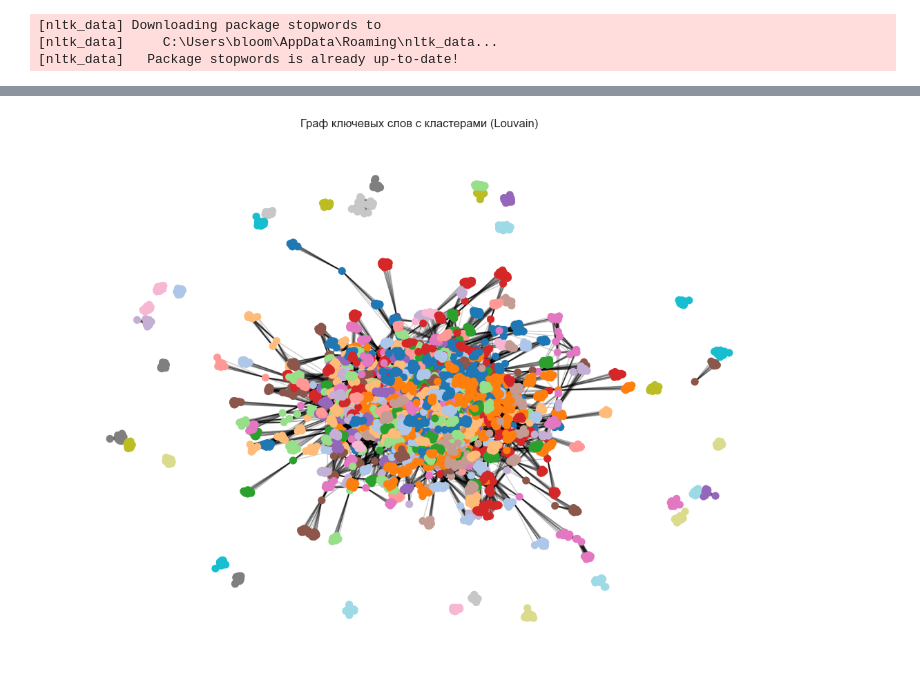
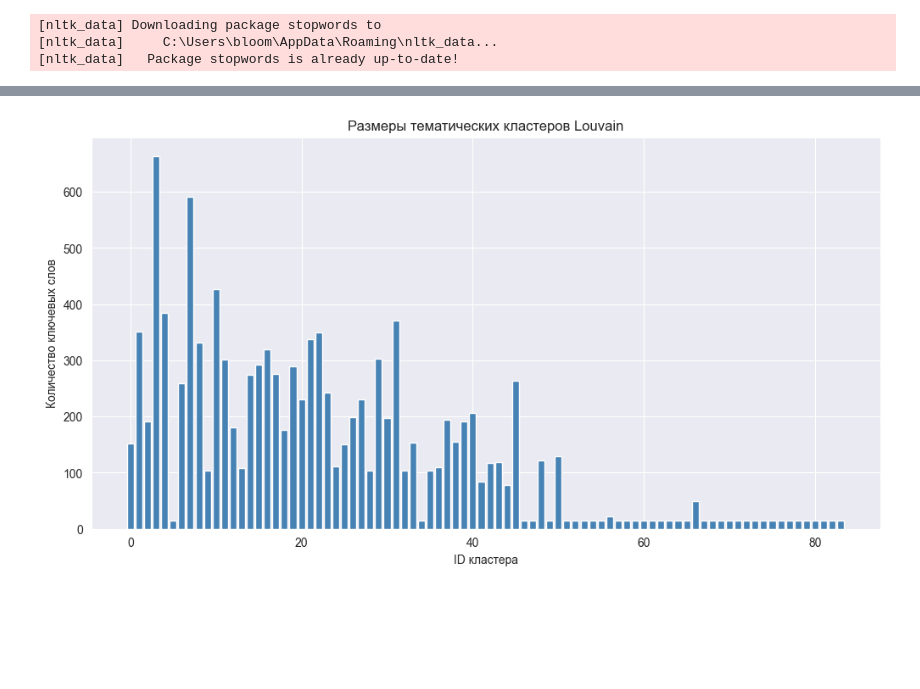
Before and after one commit to Bl00mGuy/MLv2, a Jupyter notebook: Lab-1-latest-temp.ipynb, the cells around one changed output, grey strips where cells are left out. Cells and saved outputs as stored; diff of their text form; code cells hidden in the pictures; blank space fills up the shorter version.

Commit message:
[Lab-1] Поправил выводы похожих статей и кластеров

```diff
--- a/Lab-1-latest-temp.ipynb
+++ b/Lab-1-latest-temp.ipynb
@@ -1,5 +1,4 @@
 # %%
-# === Импорты ===
 import requests, time, xml.etree.ElementTree as ET
 import pandas as pd
 import yake, stanza, nltk
@@ -39,7 +38,7 @@ def parse_entry(entry_elem):
                        for c in entry_elem.findall('atom:category', NS)]
     }
 
-def fetch_arxiv(search_query="cat:cs.AI", total=700, per_call=200, sleep_s=3.0):
+def fetch_arxiv(search_query="cat:cs.AI", total=1000, per_call=200, sleep_s=3.0):
     API_ENDPOINT = "http://export.arxiv.org/api/query"
     results, start = [], 0
     while len(results) < total:
@@ -62,7 +61,7 @@ def fetch_arxiv(search_query="cat:cs.AI", total=700, per_call=200, sleep_s=3.0):
     return results
 
 # Загружаем публикации
-data = fetch_arxiv("cat:cs.AI", total=700, per_call=200)
+data = fetch_arxiv("cat:cs.AI", total=1000, per_call=200)
 df = pd.DataFrame(data)
 
 # === 2. Извлечение ключевых слов ===
@@ -139,6 +138,28 @@ nx.set_node_attributes(G, partition, "community")
 modularity = community_louvain.modularity(partition, G, weight='weight')
 print("Модулярность кластеризации:", modularity)
 
+# Интерпретация кластеров
+cluster_words = {}
+for node, cluster_id in partition.items():
+    cluster_words.setdefault(cluster_id, []).append(node)
+
+print("\n=== Интерпретация кластеров Louvain ===")
+cluster_summaries = {}
+for cid, words in cluster_words.items():
+    counter = Counter(words)
+    top_terms = [w for w, _ in counter.most_common(10)]
+    cluster_summaries[cid] = top_terms
+    print(f"\nКластер {cid} — вероятная тема:")
+    print(", ".join(top_terms))
+
+plt.figure(figsize=(12,6))
+cluster_sizes = [len(words) for words in cluster_words.values()]
+plt.bar(range(len(cluster_sizes)), cluster_sizes, color='steelblue')
+plt.xlabel("ID кластера")
+plt.ylabel("Количество ключевых слов")
+plt.title("Размеры тематических кластеров Louvain")
+plt.show()
+
 # Центральности
 degree_centrality = nx.degree_centrality(G)
 betweenness_centrality = nx.betweenness_centrality(G, weight="weight")
@@ -168,13 +189,6 @@ plt.title("Граф ключевых слов с кластерами (Louvain)"
 plt.axis('off')
 plt.show()
 
-# Интерпретация кластеров
-cluster_words = {}
-for node, cluster_id in partition.items():
-    cluster_words.setdefault(cluster_id, []).append(node)
-for cid, words in cluster_words.items():
-    print(f"\nКластер {cid} (примерные ключевые слова): {words[:5]}")
-
 # === 5. Граф публикаций ===
 H = nx.Graph()
 for i, row in df.iterrows():
@@ -203,25 +217,42 @@ plt.title(f"Граф публикаций (только связи с >= {min_we
 plt.axis('off')
 plt.show()
 
-# Функция поиска похожих публикаций на сильных связях
+# Поиск похожих публикаций
 def find_similar_papers_strong(idx, top_n=5):
     if idx not in H_strong:
-        print(f"Публикация с индексом {idx} не найдена в графе после фильтрации.")
+        print(f"Публикация с индексом {idx} отсутствует в графе (слишком слабые связи).")
         return []
-    neighbors = H_strong[idx]
+
+    neighbors = list(H_strong[idx])
     if not neighbors:
-        print("Нет публикаций с общими ключевыми словами выше заданного порога.")
+        print(f"Для публикации '{df.loc[idx, 'title']}' не найдено близких по ключевым словам статей.")
         return []
+
     scores = [(n, H_strong[idx][n]['weight']) for n in neighbors]
     scores = sorted(scores, key=lambda x: x[1], reverse=True)[:top_n]
-    result = [(df.loc[n, "title"], w) for n, w in scores]
-    print(f"\nПохожие публикации на: {df.loc[idx, 'title']}")
-    for title, weight in result:
-        print(f"Вес связи {weight}: {title}")
-    return result
+
+    print(f"\nПохожие публикации на статью:\n«{df.loc[idx, 'title']}»\n")
+    results = []
+    for n, weight in scores:
+        common = sorted(set(df.loc[idx, "cleaned_keywords"]) & set(df.loc[n, "cleaned_keywords"]))
+        print(f"— {df.loc[n, 'title']}")
+        print(f"  Общие ключевые слова ({len(common)}): {', '.join(common[:8])}{'...' if len(common) > 8 else ''}")
+        print(f"  Вес связи: {weight}\n")
+        results.append((df.loc[n, "title"], weight, common))
+    return results
 
 # Пример использования
 find_similar_papers_strong(0, top_n=5)
+
+# Добавляем кластеры для публикаций
+df["cluster_id"] = df["cleaned_keywords"].apply(
+    lambda kws: Counter(partition.get(k, -1) for k in kws if k in partition).most_common(1)[0][0]
+    if kws else -1
+)
+
+# Краткое имя темы
+cluster_names = {cid: ", ".join(words[:3]) for cid, words in cluster_summaries.items()}
+df["cluster_name"] = df["cluster_id"].map(cluster_names)
 
 # Прогон для всех статей и сохранение в файл рядом со скриптом
 similarities = {}
@@ -233,20 +264,21 @@ for idx in df.index:
 # Собираем всё в DataFrame
 all_similar = []
 for idx, sims in similarities.items():
-    for title, weight in sims:
+    for title, weight, common in sims:
         all_similar.append({
             "source_idx": idx,
             "source_title": df.loc[idx, "title"],
+            "source_cluster": df.loc[idx, "cluster_name"],
             "similar_title": title,
-            "weight": weight
+            "weight": weight,
+            "common_keywords": ", ".join(common)
         })
 
 all_similar_df = pd.DataFrame(all_similar)
 
-# Сохраняем в текущую директорию
-all_similar_df.to_csv("similar_papers.csv", index=False, encoding="utf-8")
+all_similar_df.to_csv("similar_papers_with_clusters.csv", index=False, encoding="utf-8")
 
-print("Файл 'similar_papers.csv' сохранён в текущей директории.")
+print("Файл 'similar_papers_with_clusters.csv' сохранён в текущей директории.")
 # %% [output]
 [nltk_data] Downloading package stopwords to
 [nltk_data]     C:\Users\bloom\AppData\Roaming\nltk_data...
@@ -294 +327 @@ paper describe: 0.3669
-[figure, old version]
+[figure, new version]
```
Also changed, not shown: parts of 1 cell of this notebook, 1 other file.
